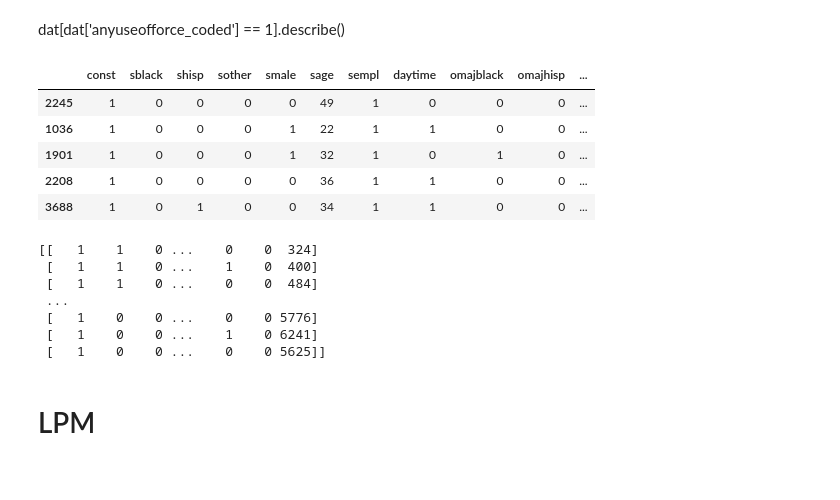
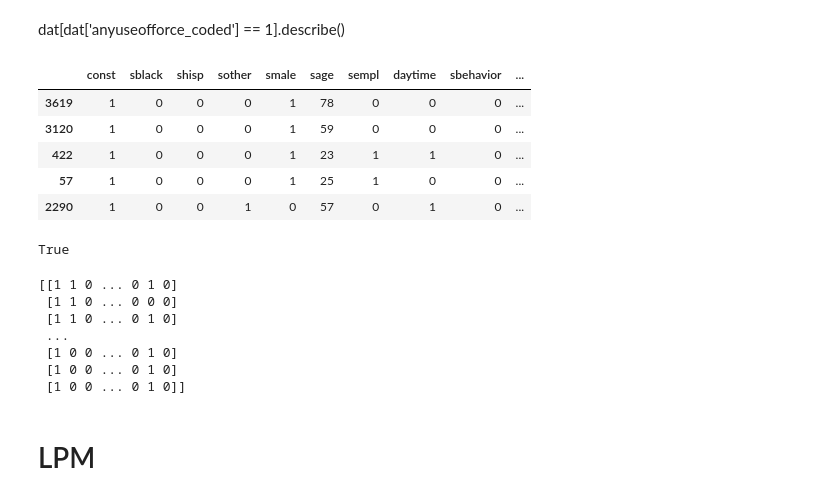
Before and after one commit to matliras/Adv_microeconometrics_assignments, a Jupyter notebook: project 3/workbook.ipynb, the cells around one changed output. Drawn from its saved outputs; the diff is of its cells as text; code cells hidden in the pictures.

```diff
--- a/project 3/workbook.ipynb
+++ b/project 3/workbook.ipynb
@@ -46,52 +46,59 @@ dat[dat['anyuseofforce_coded'] == 1].describe()
 # %%
 df=dat.copy()
 
 df.drop(columns=['osplit', 'year'], inplace=True) #no variance in these variables, so we drop them
-
-
 df = pd.get_dummies(df, columns=['sincome', 'spop', 'inctype_lin'], dtype=int) #make dummy variables for categorical variables
 
 #add age squared variable
-#df['sage_sq'] = df['sage']**2
+df['sage_sq'] = df['sage']**2
+df['omajnonwhite'] = 1 - df['omajwhite'] #create a variable for non-white officers
 df['const'] = 1
 
 #choose reference categories for categorical variables
-df = df.drop(columns=['swhite', 'omajwhite', 'sincome_2', 'spop_2', 'inctype_lin_2', 'sage']) #drop reference categories
-
-
+df = df.drop(columns=['swhite', 'omajwhite', 'sincome_2', 'spop_2', 'inctype_lin_2', 'omajhisp', 'omajother', 'omajblack']) #drop reference categories
 
 df.insert(0, 'const', df.pop('const'))
-
 df.sample(5)
 # %% [output]
-|  | const | sblack | shisp | sother | smale | sage | sempl | daytime | omajblack | omajhisp | ... |
-| 2245 | 1 | 0 | 0 | 0 | 0 | 49 | 1 | 0 | 0 | 0 | ... |
-| 1036 | 1 | 0 | 0 | 0 | 1 | 22 | 1 | 1 | 0 | 0 | ... |
-| 1901 | 1 | 0 | 0 | 0 | 1 | 32 | 1 | 0 | 1 | 0 | ... |
-| 2208 | 1 | 0 | 0 | 0 | 0 | 36 | 1 | 1 | 0 | 0 | ... |
-| 3688 | 1 | 0 | 1 | 0 | 0 | 34 | 1 | 1 | 0 | 0 | ... |
+|  | const | sblack | shisp | sother | smale | sage | sempl | daytime | sbehavior | ... |
+| 3619 | 1 | 0 | 0 | 0 | 1 | 78 | 0 | 0 | 0 | ... |
+| 3120 | 1 | 0 | 0 | 0 | 1 | 59 | 0 | 0 | 0 | ... |
+| 422 | 1 | 0 | 0 | 0 | 1 | 23 | 1 | 1 | 0 | ... |
+| 57 | 1 | 0 | 0 | 0 | 1 | 25 | 1 | 0 | 0 | ... |
+| 2290 | 1 | 0 | 0 | 1 | 0 | 57 | 0 | 1 | 0 | ... |
+# %%
+# Create different data-frames for different models
+x1 = ['const', 'sblack', 'shisp', 'sother']
+x2 = x1 + ['sage', 'sage_sq', 'smale', 'sempl', 'sincome_1', 'sincome_3',
+           'spop_1', 'spop_3', 'spop_4', 'inctype_lin_1']
+x3 = x2 + ['daytime', 'omajnonwhite']
+x4 = x3 + ['sbehavior']
+
+# Final check
+len(df.columns) == len(x4) + 1 # +1 for the dependent variable
+# %% [output]
+True
 # %%
-labels_x = list(df.columns)
-labels_x.remove('anyuseofforce_coded') #remove dependent variable from list of labels
+#labels_x = list(df.columns)
+#labels_x.remove('anyuseofforce_coded') #remove dependent variable from list of labels
 labels_y = ['anyuseofforce_coded'] #dependent variable
 
-#
+# Convert to numpy arrays for estimation
 y = df.anyuseofforce_coded.values
-#x = df[['const', 'sblack', 'shisp', 'sother', 'smale']].values
-x = df[labels_x].values
+#x = df[labels_x].values
 
-K = x.shape[1] #number of independent variables
+#K = x.shape[1] #number of independent variables
 N = x.shape[0] #number of observations
 
 print(x)
 # %% [output]
-[[   1    1    0 ...    0    0  324]
- [   1    1    0 ...    1    0  400]
- [   1    1    0 ...    0    0  484]
+[[1 1 0 ... 0 1 0]
+ [1 1 0 ... 0 0 0]
+ [1 1 0 ... 0 1 0]
  ...
- [   1    0    0 ...    0    0 5776]
- [   1    0    0 ...    1    0 6241]
- [   1    0    0 ...    0    0 5625]]
+ [1 0 0 ... 0 1 0]
+ [1 0 0 ... 0 1 0]
+ [1 0 0 ... 0 1 0]]
 # %% [markdown]
 # LPM
 # %%
```
Also changed, not shown: parts of 14 cells of this notebook, 4 other files.
